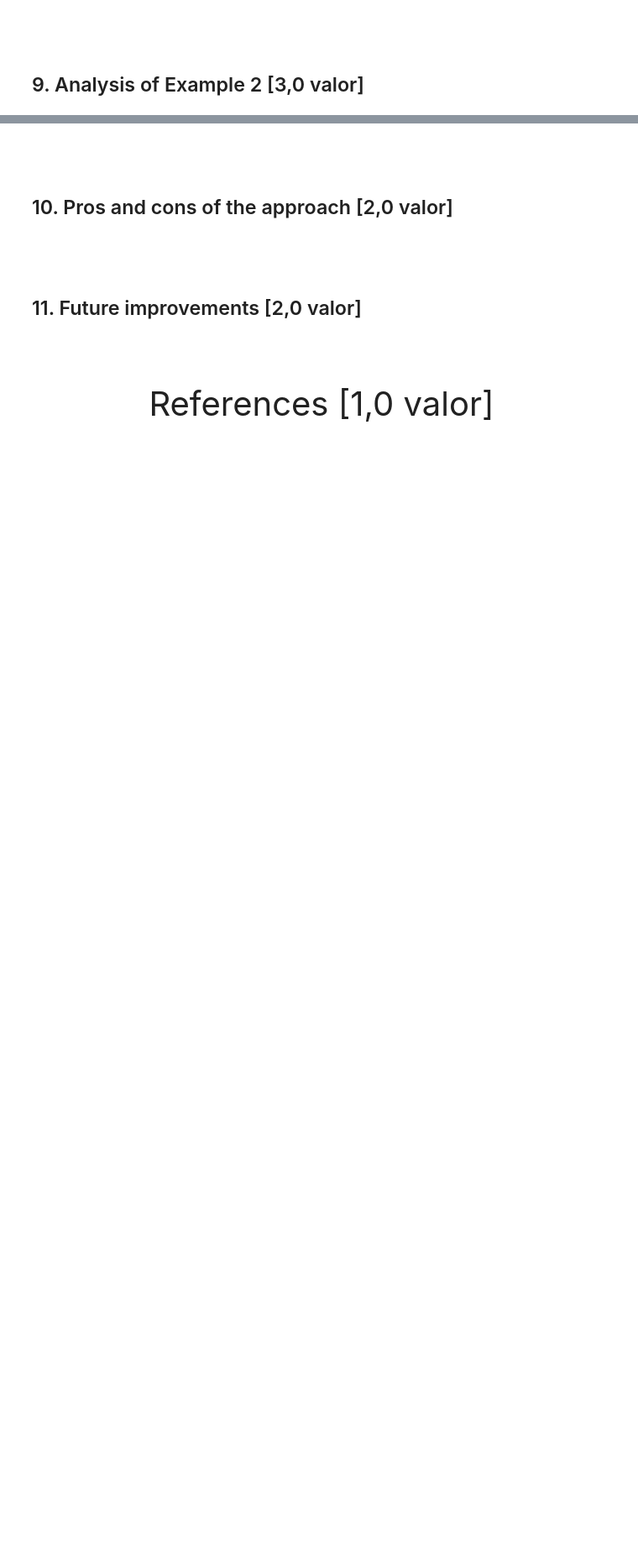
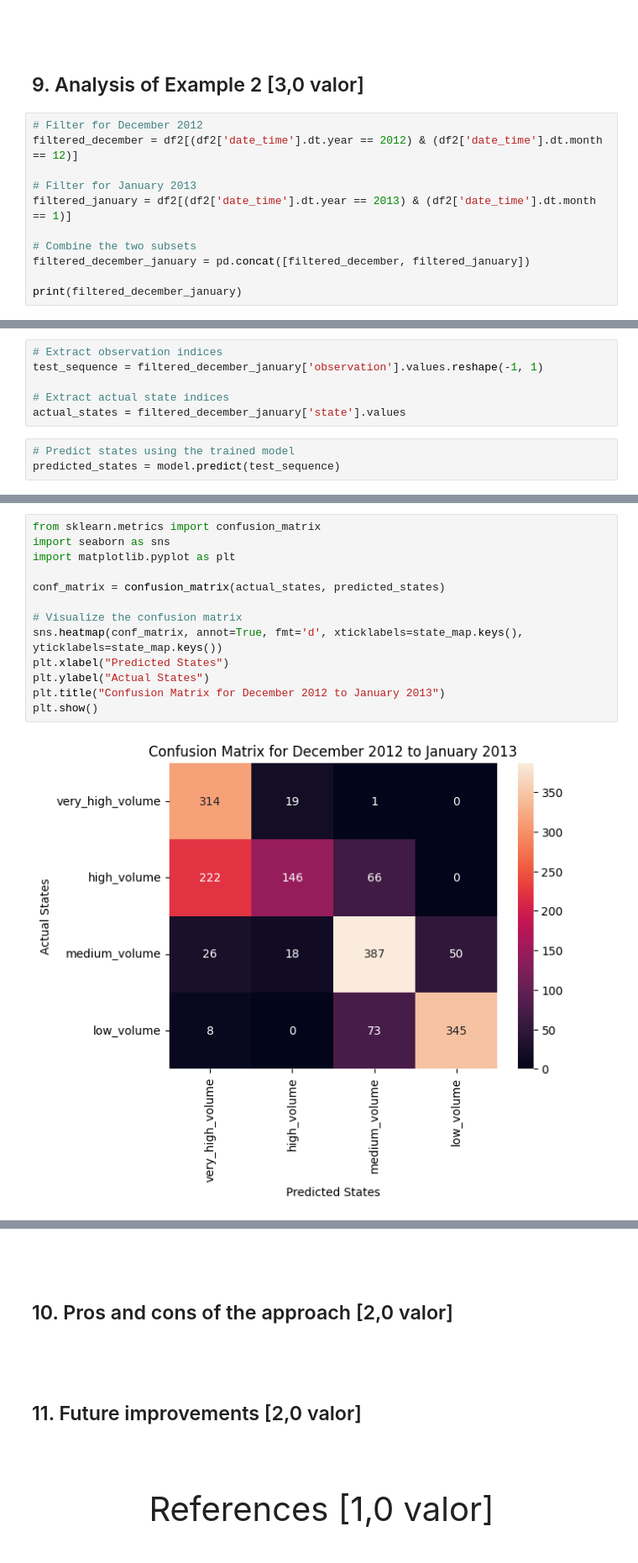
Before and after one commit to jepe06/TMBD_M02, a Jupyter notebook: assignment2.ipynb, the cells around one changed output, grey strips where cells are left out. Shown at 84% size. Saved outputs shown, nothing was run; the diff lists cells and outputs as text; blank space fills up the shorter version.

```diff
--- a/assignment2.ipynb
+++ b/assignment2.ipynb
@@ -360,3 +533,14 @@ model.emissionprob_ = emission_probs
 <br><br>
 
 ## 9. Analysis of Example 2 [3,0 valor]
+# %%
+# Filter for December 2012
+filtered_december = df2[(df2['date_time'].dt.year == 2012) & (df2['date_time'].dt.month == 12)]
+
+# Filter for January 2013
+filtered_january = df2[(df2['date_time'].dt.year == 2013) & (df2['date_time'].dt.month == 1)]
+
+# Combine the two subsets
+filtered_december_january = pd.concat([filtered_december, filtered_january])
+
+print(filtered_december_january)
@@ -362,0 +589,9 @@ model.emissionprob_ = emission_probs
+# %%
+# Extract observation indices
+test_sequence = filtered_december_january['observation'].values.reshape(-1, 1)
+
+# Extract actual state indices
+actual_states = filtered_december_january['state'].values
+# %%
+# Predict states using the trained model
+predicted_states = model.predict(test_sequence)
@@ -362,0 +608,15 @@ model.emissionprob_ = emission_probs
+# %%
+from sklearn.metrics import confusion_matrix
+import seaborn as sns
+import matplotlib.pyplot as plt
+
+conf_matrix = confusion_matrix(actual_states, predicted_states)
+
+# Visualize the confusion matrix
+sns.heatmap(conf_matrix, annot=True, fmt='d', xticklabels=state_map.keys(), yticklabels=state_map.keys())
+plt.xlabel("Predicted States")
+plt.ylabel("Actual States")
+plt.title("Confusion Matrix for December 2012 to January 2013")
+plt.show()
+# %% [output]
+[figure, added]
```
Also changed, not shown: parts of 18 cells of this notebook.
